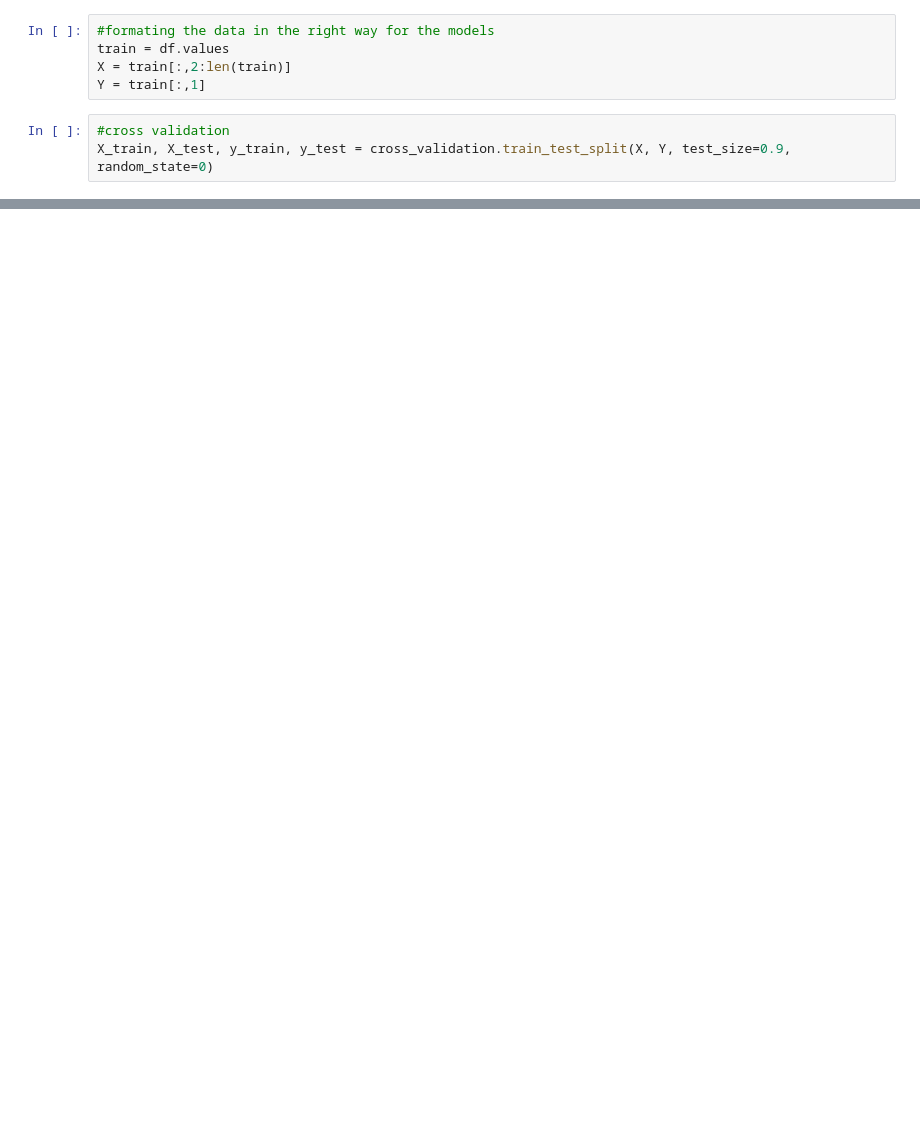
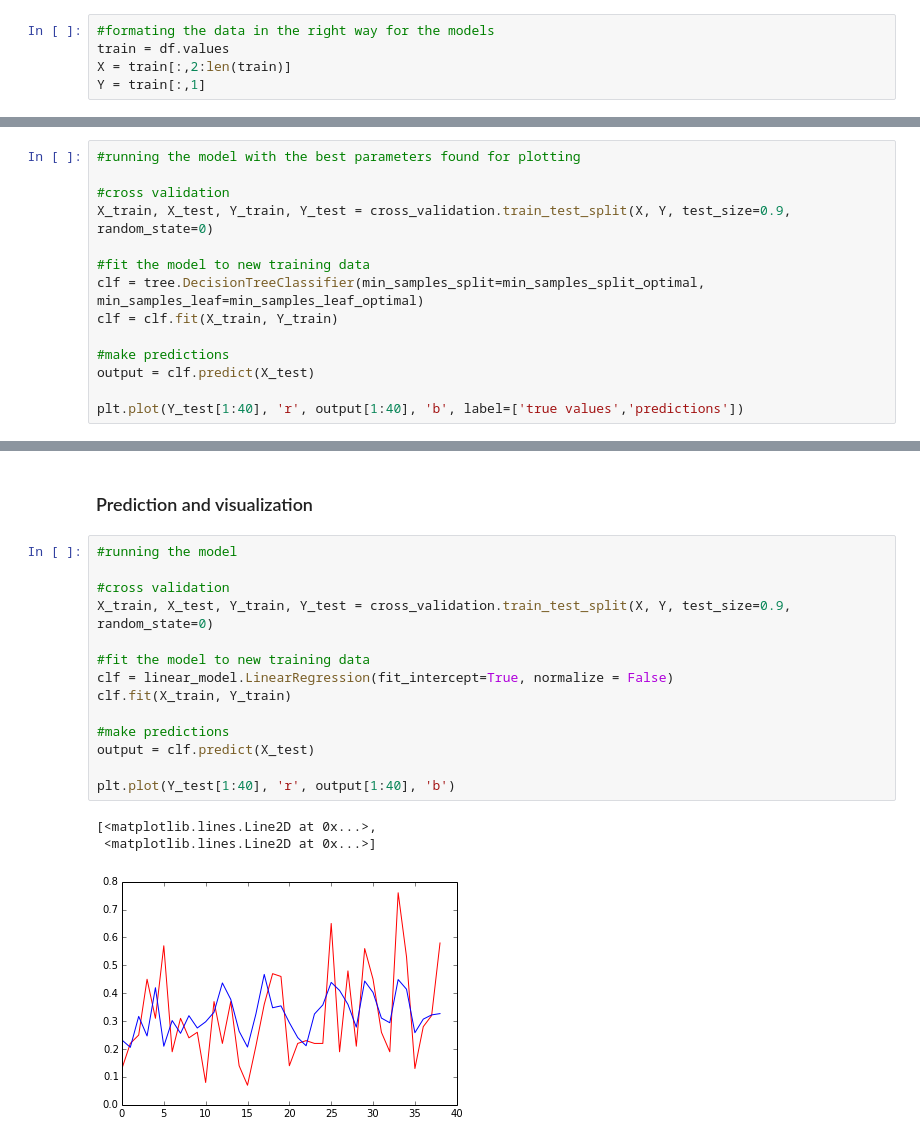
Before and after one commit to florianfp/Energy_Data_Science, a Jupyter notebook: Kaggle.ipynb, the cells around one changed output, grey strips where cells are left out. Saved outputs shown, nothing was run; the diff lists cells and outputs as text; blank space fills up the shorter version.

```diff
--- a/Kaggle.ipynb
+++ b/Kaggle.ipynb
@@ -91,6 +56,3 @@ df = df.drop(null_index, axis=0)
 train = df.values
 X = train[:,2:len(train)]
 Y = train[:,1]
-# %%
-#cross validation
-X_train, X_test, y_train, y_test = cross_validation.train_test_split(X, Y, test_size=0.9, random_state=0)
@@ -161,0 +191,14 @@ ValueError: continuous is not supported
+# %%
+#running the model with the best parameters found for plotting
+
+#cross validation
+X_train, X_test, Y_train, Y_test = cross_validation.train_test_split(X, Y, test_size=0.9, random_state=0)
+
+#fit the model to new training data
+clf = tree.DecisionTreeClassifier(min_samples_split=min_samples_split_optimal, min_samples_leaf=min_samples_leaf_optimal)
+clf = clf.fit(X_train, Y_train)
+
+#make predictions
+output = clf.predict(X_test)
+
+plt.plot(Y_test[1:40], 'r', output[1:40], 'b', label=['true values','predictions'])
@@ -161,0 +246,20 @@ ValueError: continuous is not supported
+# %% [markdown]
+### Prediction and visualization
+# %%
+#running the model
+
+#cross validation
+X_train, X_test, Y_train, Y_test = cross_validation.train_test_split(X, Y, test_size=0.9, random_state=0)
+
+#fit the model to new training data
+clf = linear_model.LinearRegression(fit_intercept=True, normalize = False)
+clf.fit(X_train, Y_train)
+
+#make predictions
+output = clf.predict(X_test)
+
+plt.plot(Y_test[1:40], 'r', output[1:40], 'b')
+# %% [output]
+[<matplotlib.lines.Line2D at 0x...>,
+ <matplotlib.lines.Line2D at 0x...>]
+[figure, added]
```
Also changed, not shown: parts of 52 cells of this notebook.
